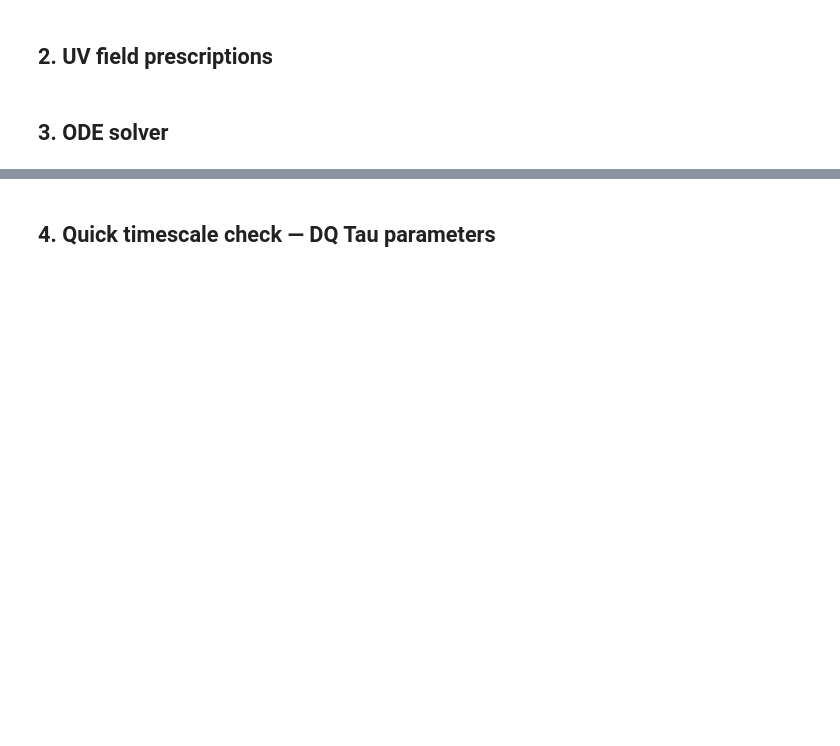
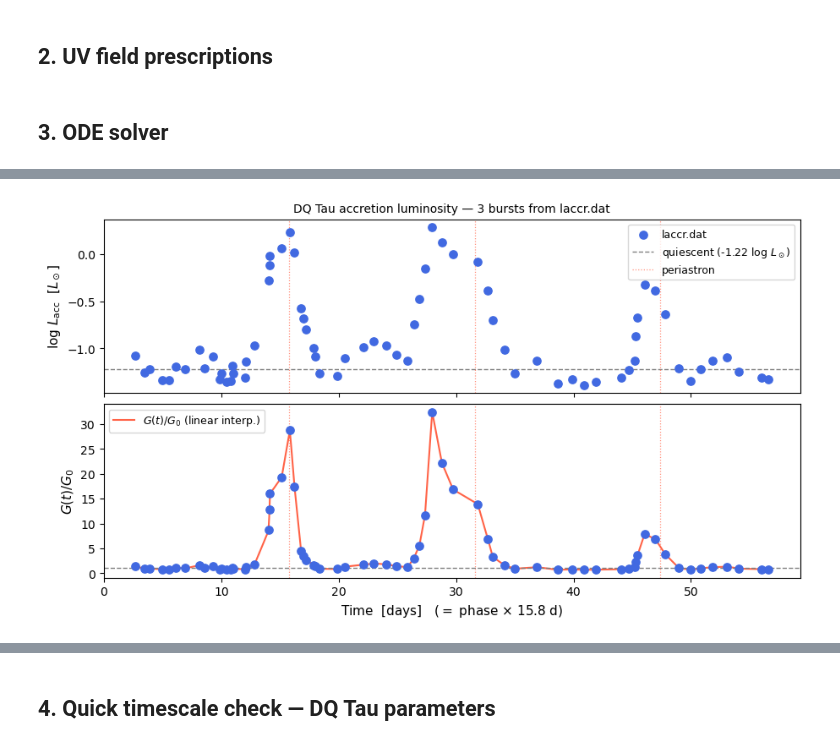
Before and after one commit to chrab/DQTauToyModel, a Jupyter notebook: water_ode.ipynb, the cells around one changed output, grey strips where cells are left out. Cells and saved outputs as stored; diff of their text form; code cells hidden in the pictures; blank space fills up the shorter version.

```diff
--- a/water_ode.ipynb
+++ b/water_ode.ipynb
@@ -145,0 +171,94 @@ def solve_water_ode(nH, T, G0, G_burst, period_days, tmax_days,
+# %%
+from scipy.interpolate import interp1d
+
+# ── Reference data (Tofflemire+ 2025 X-Shooter, Table 1; kept for reference) ──
+# Columns: BJD [d], log Lacc [Lsun]
+_lacc_data = np.array([
+    [2460559.86, -1.61],
+    [2460560.88, -1.21],
+    [2460562.84, -0.26],
+    [2460563.82,  0.03],
+    [2460564.84,  0.14],
+    [2460571.85, -0.93],
+    [2460572.81, -0.99],
+    [2460573.78, -1.05],
+    [2460583.85, -1.27],
+    [2460585.84, -1.15],
+    [2460586.81, -1.28],
+    [2460587.79, -1.54],
+    [2460595.75, -0.37],
+    [2460598.75, -1.29],
+    [2460599.74, -1.25],
+    [2460600.72, -1.13],
+    [2460605.73, -1.33],
+    [2460634.84, -1.31],
+    [2460635.63, -1.23],
+    [2460647.60, -1.23],
+    [2460649.67, -0.73],
+    [2460651.59, -0.71],
+    [2460671.58, -1.37],
+    [2460673.59, -0.73],
+    [2460678.60, -1.14],
+])
+
+# ── Primary data: laccr.dat ────────────────────────────────────────────────
+# Column 1: orbital phase (phase 1 = first burst / periastron)
+# Column 2: accretion luminosity [Lsun, linear]
+_laccr      = np.loadtxt('laccr.dat', delimiter=',', comments='#')
+_srt        = np.argsort(_laccr[:, 0])
+phase_laccr = _laccr[_srt, 0]
+Lacc_laccr  = _laccr[_srt, 1]
+
+# Orbital period and time axis
+P_orb   = 15.8                      # days — DQ Tau orbital period
+t_laccr = phase_laccr * P_orb       # time in days (phase × period)
+
+# Quiescent level: median of low-accretion points
+Lacc_q = np.median(Lacc_laccr[Lacc_laccr < 0.15])
+print(f"Quiescent Lacc  = {Lacc_q:.4f} Lsun")
+print(f"Peak Lacc       = {Lacc_laccr.max():.3f} Lsun  (×{Lacc_laccr.max()/Lacc_q:.1f} over quiescent)")
+
+# G-field enhancement relative to quiescent (G ∝ Lacc assumed)
+G_enhance_laccr = Lacc_laccr / Lacc_q
+
+# Time-based interpolator for the 3-burst light curve (used in run+plot cell below)
+G_time_interp = interp1d(t_laccr, G_enhance_laccr, kind='linear',
+                          bounds_error=False, fill_value=1.0)
+
+# Phase-folded interpolator (used by the interactive widget's "Observed DQ Tau" mode)
+_ph_fold = phase_laccr % 1.0
+_ph_sort = np.argsort(_ph_fold)
+_ph_s    = _ph_fold[_ph_sort]
+_en_s    = G_enhance_laccr[_ph_sort]
+_ph_wrap = np.concatenate([_ph_s - 1, _ph_s, _ph_s + 1])
+_en_wrap = np.concatenate([_en_s,     _en_s, _en_s])
+G_phase_interp = interp1d(_ph_wrap, _en_wrap, kind='linear',
+                            bounds_error=False, fill_value=1.0)
+
+# --- Diagnostic plot ---
+t_fine = np.linspace(t_laccr.min(), t_laccr.max(), 800)
+fig, axes = plt.subplots(2, 1, figsize=(9, 5), constrained_layout=True, sharex=True)
+
+axes[0].scatter(t_laccr, np.log10(Lacc_laccr), c='royalblue', s=45, zorder=3,
+                label='laccr.dat')
+axes[0].axhline(np.log10(Lacc_q), color='gray', ls='--', lw=1,
+                label=f'quiescent ({np.log10(Lacc_q):.2f} log $L_\\odot$)')
+for p in [1, 2, 3]:
+    axes[0].axvline(p * P_orb, color='tomato', ls=':', lw=0.9, alpha=0.7,
+                    label='periastron' if p == 1 else None)
+axes[0].set_ylabel(r'log $L_{\rm acc}$  [$L_\odot$]', fontsize=11)
+axes[0].legend(fontsize=9)
+axes[0].set_title('DQ Tau accretion luminosity — 3 bursts from laccr.dat', fontsize=10)
+
+axes[1].plot(t_fine, G_time_interp(t_fine), color='tomato', lw=1.5,
+             label='$G(t)/G_0$ (linear interp.)')
+axes[1].scatter(t_laccr, G_enhance_laccr, c='royalblue', s=45, zorder=3)
+axes[1].axhline(1.0, color='gray', ls='--', lw=1)
+for p in [1, 2, 3]:
+    axes[1].axvline(p * P_orb, color='tomato', ls=':', lw=0.9, alpha=0.7)
+axes[1].set_ylabel(r'$G(t)/G_0$', fontsize=11)
+axes[1].set_xlabel(r'Time  [days]   ($= $ phase $\times$ 15.8 d)', fontsize=11)
+axes[1].legend(fontsize=9)
+
+plt.show()
+# %% [output]
@@ -145,0 +267 @@ def solve_water_ode(nH, T, G0, G_burst, period_days, tmax_days,
+[figure, added]
```
Also changed, not shown: parts of 16 cells of this notebook, 1 other file.
